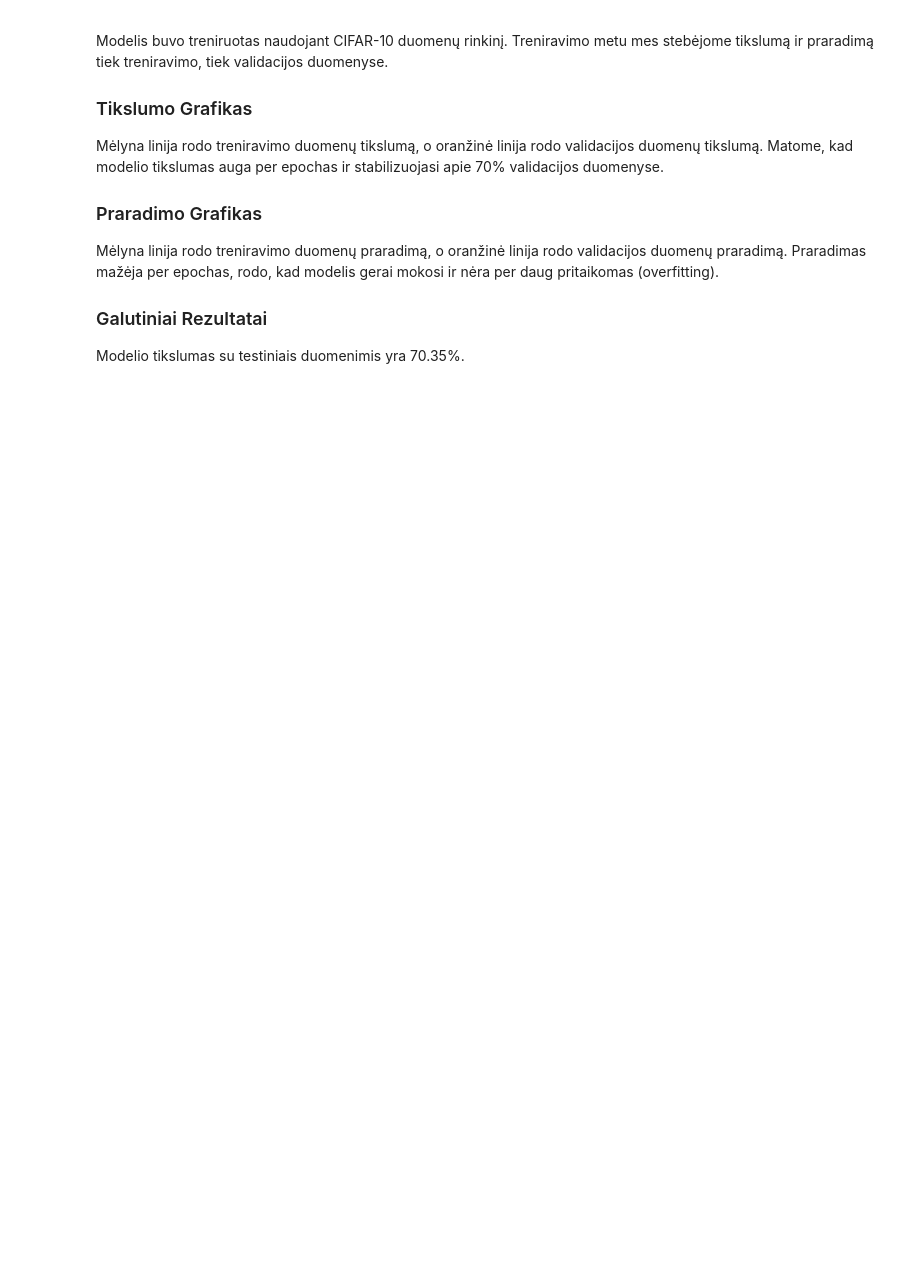
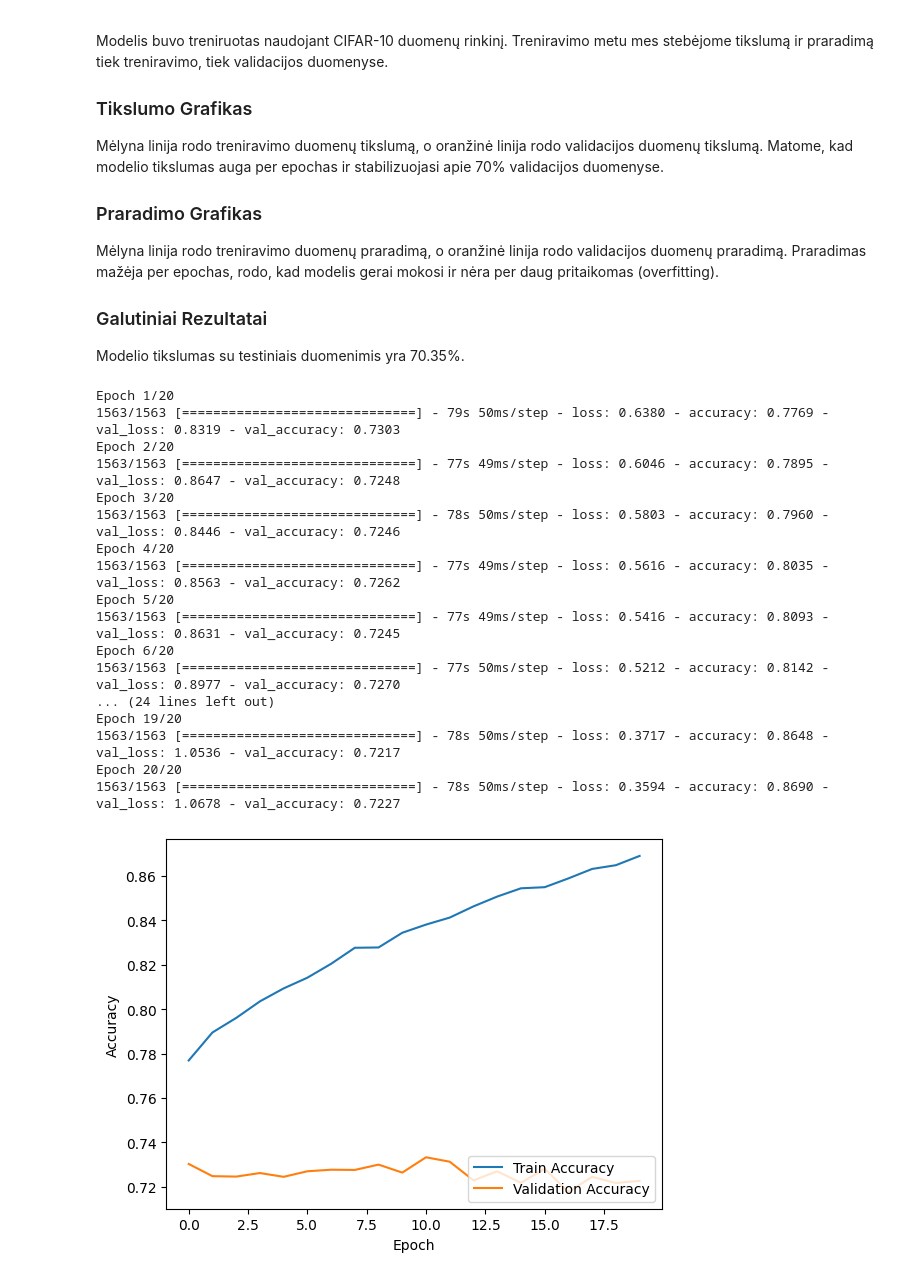
Before and after one commit to M32Mantas/CNN_Image_Classification_Project, a Jupyter notebook: „CNN_Image_Classification_Project“.ipynb, the cells around one changed output. Saved outputs shown, nothing was run; the diff lists cells and outputs as text; code cells hidden in the pictures; blank space fills up the shorter version.

```diff
--- a/„CNN_Image_Classification_Project“.ipynb
+++ b/„CNN_Image_Classification_Project“.ipynb
@@ -153,3 +153,45 @@ Mėlyna linija rodo treniravimo duomenų praradimą, o oranžinė linija rodo va
 
 ### Galutiniai Rezultatai
 Modelio tikslumas su testiniais duomenimis yra 70.35%.
+# %%
+# Perkompiliuojame modelį su kitais parametrais
+model.compile(optimizer=tf.keras.optimizers.Adam(learning_rate=0.0005),
+              loss='sparse_categorical_crossentropy',
+              metrics=['accuracy'])
+
+# Treniruojame modelį su daugiau epochų
+history = model.fit(x_train, y_train, epochs=20, validation_data=(x_test, y_test))
+
+# Atvaizduojame rezultatus
+plt.plot(history.history['accuracy'], label='Train Accuracy')
+plt.plot(history.history['val_accuracy'], label='Validation Accuracy')
+plt.xlabel('Epoch')
+plt.ylabel('Accuracy')
+plt.legend(loc='lower right')
+plt.show()
+
+plt.plot(history.history['loss'], label='Train Loss')
+plt.plot(history.history['val_loss'], label='Validation Loss')
+plt.xlabel('Epoch')
+plt.ylabel('Loss')
+plt.legend(loc='upper right')
+plt.show()
+# %% [output]
+Epoch 1/20
+1563/1563 [==============================] - 79s 50ms/step - loss: 0.6380 - accuracy: 0.7769 - val_loss: 0.8319 - val_accuracy: 0.7303
+Epoch 2/20
+1563/1563 [==============================] - 77s 49ms/step - loss: 0.6046 - accuracy: 0.7895 - val_loss: 0.8647 - val_accuracy: 0.7248
+Epoch 3/20
+1563/1563 [==============================] - 78s 50ms/step - loss: 0.5803 - accuracy: 0.7960 - val_loss: 0.8446 - val_accuracy: 0.7246
+Epoch 4/20
+1563/1563 [==============================] - 77s 49ms/step - loss: 0.5616 - accuracy: 0.8035 - val_loss: 0.8563 - val_accuracy: 0.7262
+Epoch 5/20
+1563/1563 [==============================] - 77s 49ms/step - loss: 0.5416 - accuracy: 0.8093 - val_loss: 0.8631 - val_accuracy: 0.7245
+Epoch 6/20
+1563/1563 [==============================] - 77s 50ms/step - loss: 0.5212 - accuracy: 0.8142 - val_loss: 0.8977 - val_accuracy: 0.7270
+... (24 lines left out)
+Epoch 19/20
+1563/1563 [==============================] - 78s 50ms/step - loss: 0.3717 - accuracy: 0.8648 - val_loss: 1.0536 - val_accuracy: 0.7217
+Epoch 20/20
+1563/1563 [==============================] - 78s 50ms/step - loss: 0.3594 - accuracy: 0.8690 - val_loss: 1.0678 - val_accuracy: 0.7227
+[figure, added]
```
Also changed, not shown: parts of 2 cells of this notebook.
